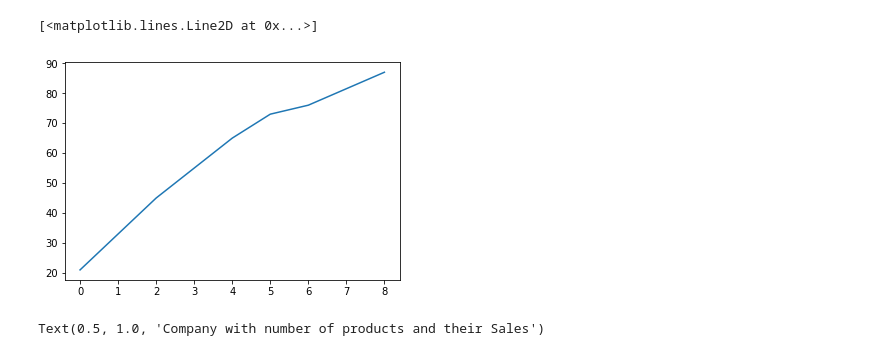
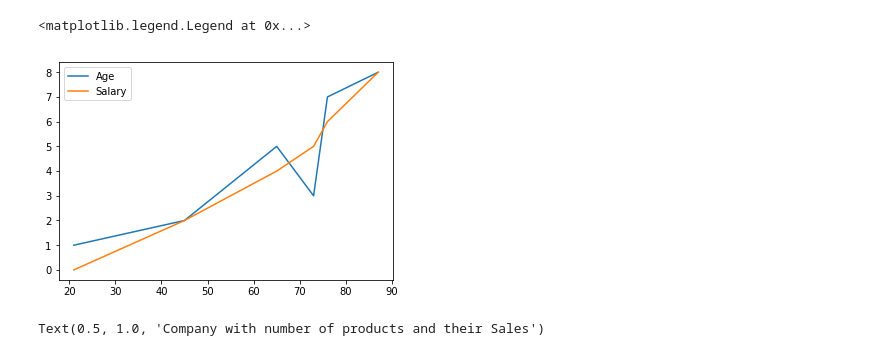
Before and after one commit to nishanthreddy96/python-training-files, a Jupyter notebook: Advanced python/Matplotlib_files/bar_chart_with_data_cleaning.ipynb, the cells around one changed output. Cells and saved outputs as stored; diff of their text form; code cells hidden in the pictures.

```diff
--- a/Advanced python/Matplotlib_files/bar_chart_with_data_cleaning.ipynb
+++ b/Advanced python/Matplotlib_files/bar_chart_with_data_cleaning.ipynb
@@ -3,14 +3,18 @@ from matplotlib import pyplot as plt
 import pandas as pd
 import numpy as np
 # %%
-x_axis  = [21,45,65,73,76,87]
+age_axis  = [21,45,65,73,76,87]
 
-y_axis = [0,2,4,5,6,8]
+sal_axis = [0,2,4,5,6,8]
 
-plt.plot(y_axis,x_axis)
+del_axis = [1,2,5,3,7,8]
+
+plt.plot(age_axis,del_axis, label = 'Age')
+plt.plot(age_axis, sal_axis, label = 'Salary')
+plt.legend()
 # %% [output]
-[<matplotlib.lines.Line2D at 0x...>]
+<matplotlib.legend.Legend at 0x...>
-[figure, old version]
+[figure, new version]
 # %%
 sam_read = pd.read_csv("sample_data.csv")
 plt.plot(sam_read)
```
Also changed, not shown: parts of 4 cells of this notebook.
